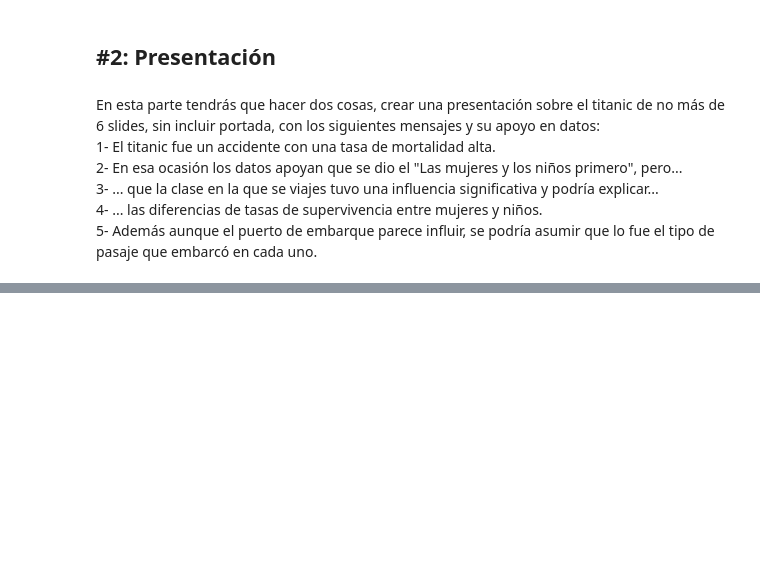
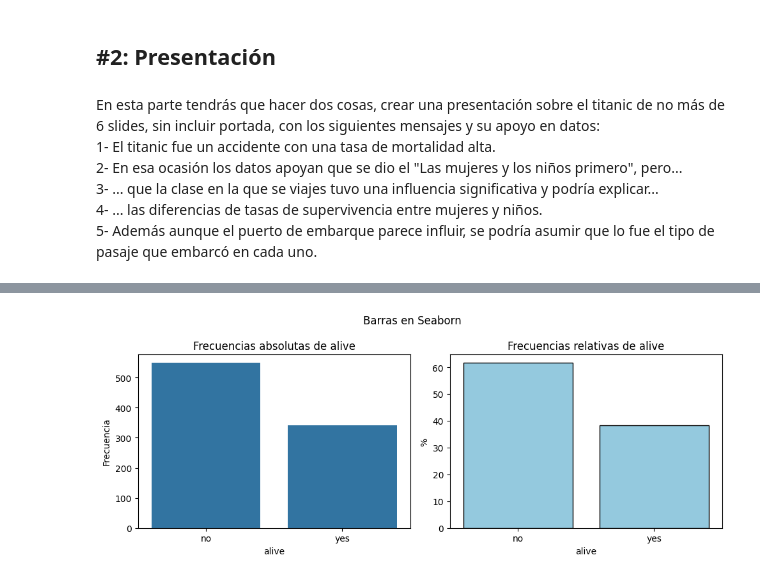
Before and after one commit to MHHsim/DS-Online-Marta-Harana, a Jupyter notebook: 03_Data_Analysis/Sprint_08/Unidad_02_Visualizacion_Avanzada_Seaborn/03_Practica_Obligatoria/18_Practica_Obligatoria_Visualizacion_Avanzada.ipynb, the cells around one changed output, grey strips where cells are left out. Drawn from its saved outputs; the diff is of its cells as text; code cells hidden in the pictures; blank space fills up the shorter version.

```diff
--- a/03_Data_Analysis/Sprint_08/Unidad_02_Visualizacion_Avanzada_Seaborn/03_Practica_Obligatoria/18_Practica_Obligatoria_Visualizacion_Avanzada.ipynb
+++ b/03_Data_Analysis/Sprint_08/Unidad_02_Visualizacion_Avanzada_Seaborn/03_Practica_Obligatoria/18_Practica_Obligatoria_Visualizacion_Avanzada.ipynb
@@ -149,3 +150,6 @@ En esta parte tendrás que hacer dos cosas, crear una presentación sobre el tit
 3- ... que la clase en la que se viajes tuvo una influencia significativa y podría explicar...
 4- ... las diferencias de tasas de supervivencia entre mujeres y niños.
 5- Además aunque el puerto de embarque parece influir, se podría asumir que lo fue el tipo de pasaje que embarcó en cada uno.
+# %%
+df_titanic = pd.read_csv("./data/titanic.csv")
+df_titanic
@@ -151,0 +170,34 @@ En esta parte tendrás que hacer dos cosas, crear una presentación sobre el tit
+# %%
+### COMPARACION UNA VARIABLE CATEGÓRICA
+
+variable_categorica = "alive"
+df = df_titanic
+
+fig, axs = plt.subplots(nrows=1, ncols=2, figsize=(10,4))
+fig.suptitle("Barras en Seaborn")
+
+# --- FRECUENCIAS ABSOLUTAS ---
+sns.countplot(x=variable_categorica, data=df, ax=axs[0])
+axs[0].set_title(f"Frecuencias absolutas de {variable_categorica}")
+axs[0].set_xlabel(variable_categorica)
+axs[0].set_ylabel("Frecuencia")
+
+# --- FRECUENCIAS RELATIVAS ---
+valores = df[variable_categorica].value_counts(normalize=True) * 100
+
+sns.barplot(
+    x=valores.index,
+    y=valores.values,
+    ax=axs[1],
+    color="skyblue",
+    edgecolor="black"
+)
+
+axs[1].set_title(f"Frecuencias relativas de {variable_categorica}")
+axs[1].set_ylabel("%")
+axs[1].set_xlabel(variable_categorica)
+
+plt.tight_layout()
+plt.show()
+# %% [output]
+[figure, added]
```
Also changed, not shown: parts of 8 cells of this notebook, 1 other file.
